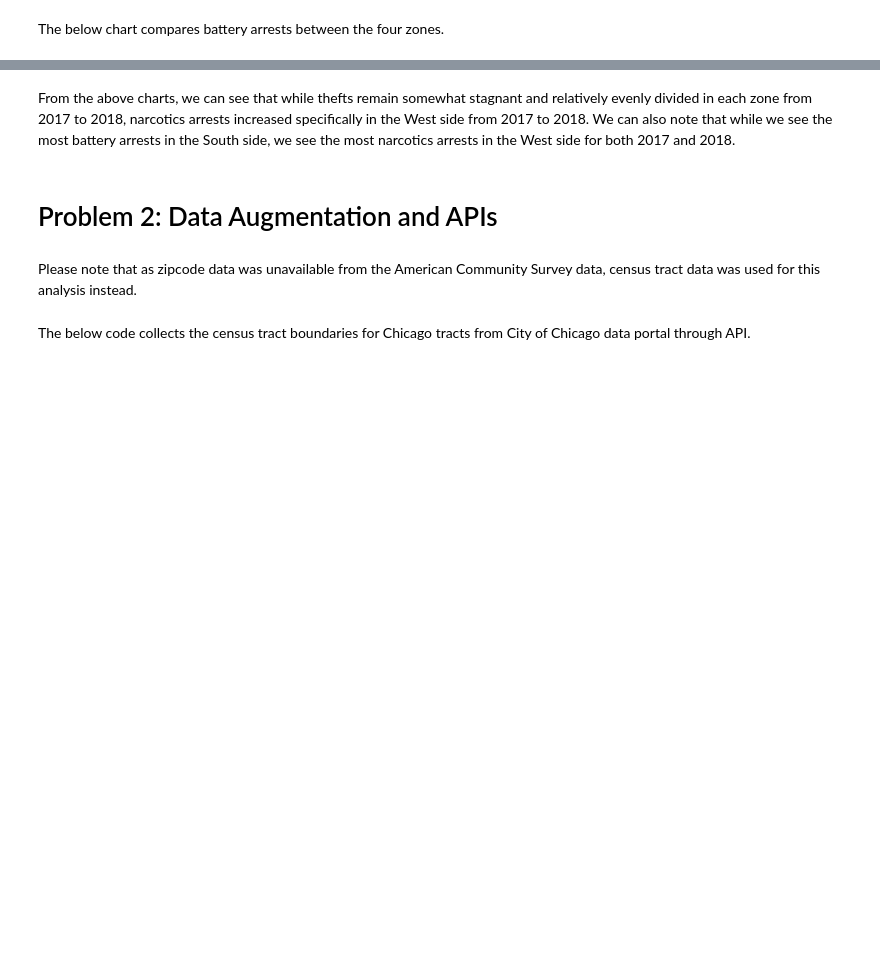
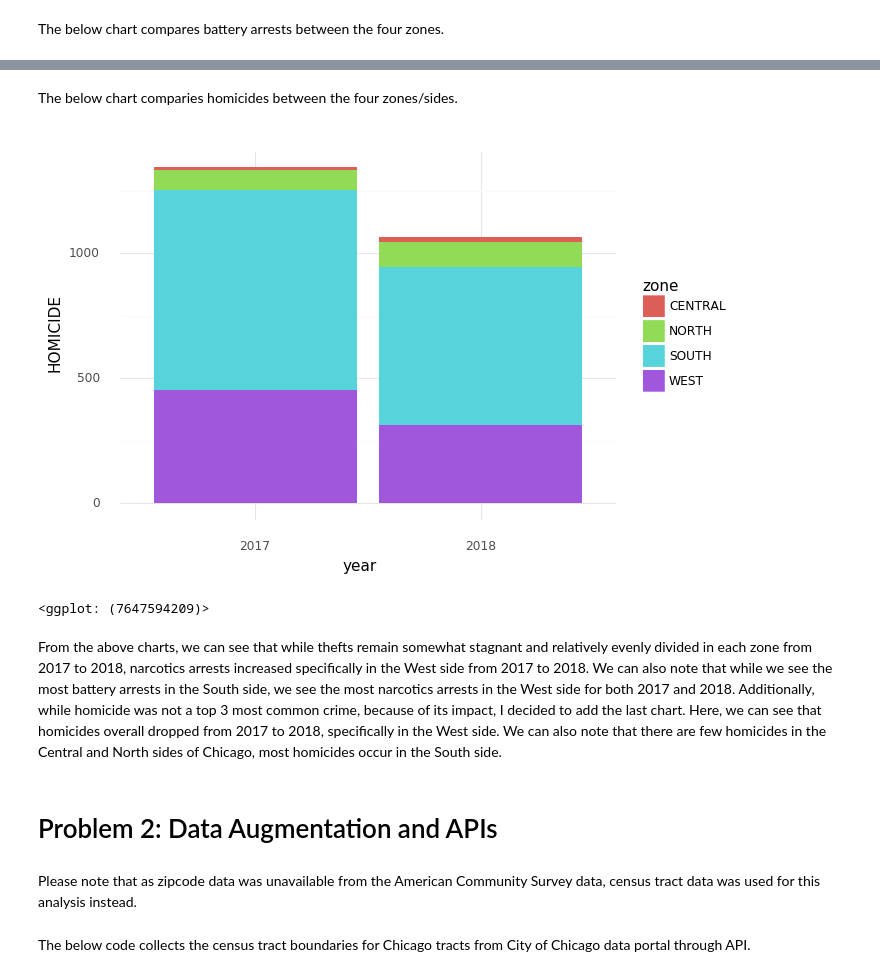
Before and after one commit to katykoenig/machine-learning-for-public-policy, a Jupyter notebook: hw1/ml-hw1.ipynb, the cells around one changed output, grey strips where cells are left out. Saved outputs shown, nothing was run; the diff lists cells and outputs as text; code cells hidden in the pictures; blank space fills up the shorter version.

```diff
--- a/hw1/ml-hw1.ipynb
+++ b/hw1/ml-hw1.ipynb
@@ -303,5 +282,13 @@ p9.ggplot(data = comm_w_sides, mapping=p9.aes('year','THEFT', fill = 'zone')) +
+# %% [markdown]
+The below chart comparies homicides between the four zones/sides.
+# %%
+comm_comparison_df['HOMICIDE'].reset_index()
+p9.ggplot(data = comm_w_sides, mapping=p9.aes('year','HOMICIDE', fill = 'zone')) + p9.geom_col() + p9.theme_minimal()
+# %% [output]
+[figure, added]
+<ggplot: (7647594209)>
 # %% [markdown]
-From the above charts, we can see that while thefts remain somewhat stagnant and relatively evenly divided in each zone from 2017 to 2018, narcotics arrests increased specifically in the West side from 2017 to 2018. We can also note that while we see the most battery arrests in the South side, we see the most narcotics arrests in the West side for both 2017 and 2018.
+From the above charts, we can see that while thefts remain somewhat stagnant and relatively evenly divided in each zone from 2017 to 2018, narcotics arrests increased specifically in the West side from 2017 to 2018. We can also note that while we see the most battery arrests in the South side, we see the most narcotics arrests in the West side for both 2017 and 2018. Additionally, while homicide was not a top 3 most common crime, because of its impact, I decided to add the last chart. Here, we can see that homicides overall dropped from 2017 to 2018, specifically in the West side. We can also note that there are few homicides in the Central and North sides of Chicago, most homicides occur in the South side.
 # %% [markdown]
 # Problem 2: Data Augmentation and APIs
 # %% [markdown]
```
Also changed, not shown: parts of 27 cells of this notebook, 1 other file.
